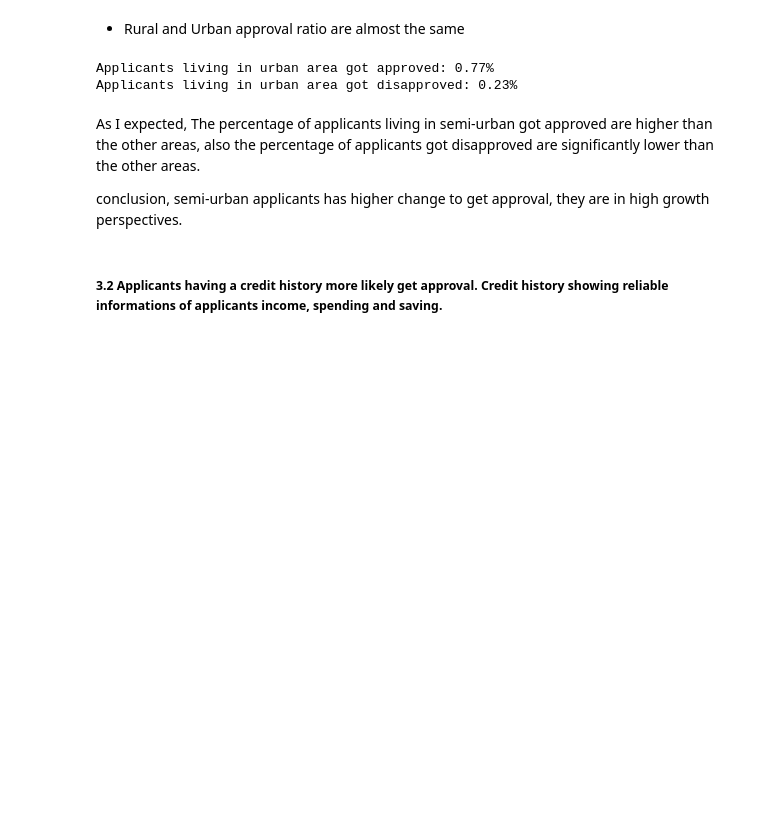
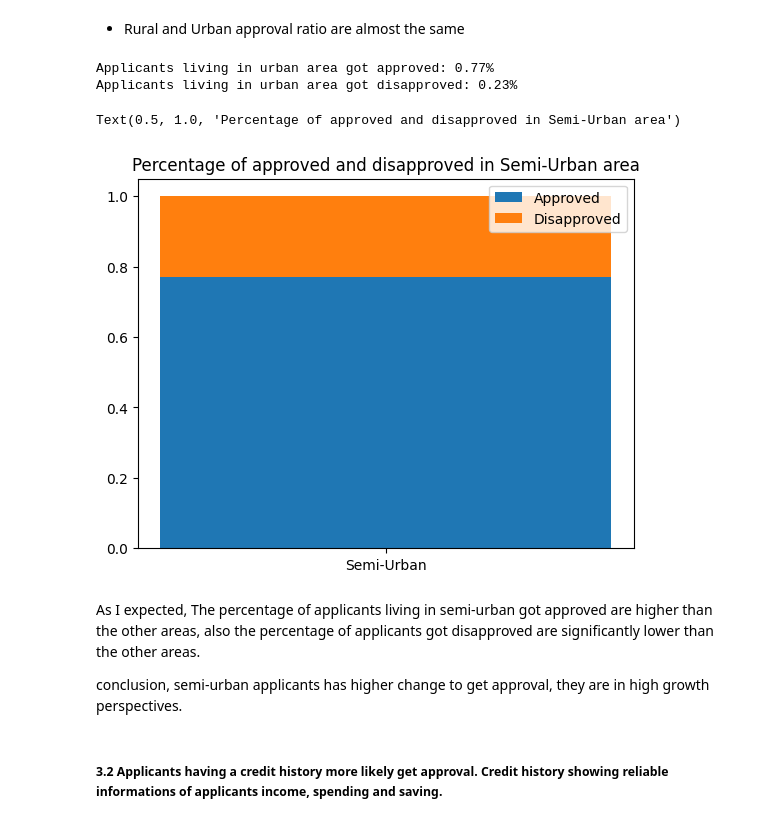
Before and after one commit to FelixQLe/Deploying_MLModel_Automate_Loan_Eligibility_FLaskAPI, a Jupyter notebook: notebooks/Develop a decent workflow to pre-approve Loan using Flask App.ipynb, the cells around one changed output. Drawn from its saved outputs; the diff is of its cells as text; code cells hidden in the pictures; blank space fills up the shorter version.

```diff
--- a/notebooks/Develop a decent workflow to pre-approve Loan using Flask App.ipynb
+++ b/notebooks/Develop a decent workflow to pre-approve Loan using Flask App.ipynb
@@ -184,7 +212,19 @@ print("Applicants living in urban area got disapproved: {}%".format(
 Applicants living in urban area got approved: 0.77%
 Applicants living in urban area got disapproved: 0.23%
 # %%
-#Let plotting all areas
+#plotting
+SU_area=['Semi-Urban']
+SU_approved = [round(len(semi_df[semi_df['Loan_Status'] == 'Y'])/len(semi_df), 2)]
+SU_disapproved = [round(len(semi_df[semi_df['Loan_Status'] == 'N'])/len(semi_df), 2)]
+#import matplotlib
+import matplotlib.pyplot as plt
+plt.bar(SU_area, SU_approved)
+plt.bar(SU_area, SU_disapproved, bottom=SU_approved)
+plt.legend(["Approved", "Disapproved"])
+plt.title("Percentage of approved and disapproved in Semi-Urban area")
+# %% [output]
+Text(0.5, 1.0, 'Percentage of approved and disapproved in Semi-Urban area')
+[figure, added]
 # %% [markdown]
 As I expected, The percentage of applicants living in semi-urban got approved are higher than the other areas, also the percentage of applicants got disapproved are significantly lower than the other areas.
 
```
Also changed, not shown: parts of 12 cells of this notebook.
